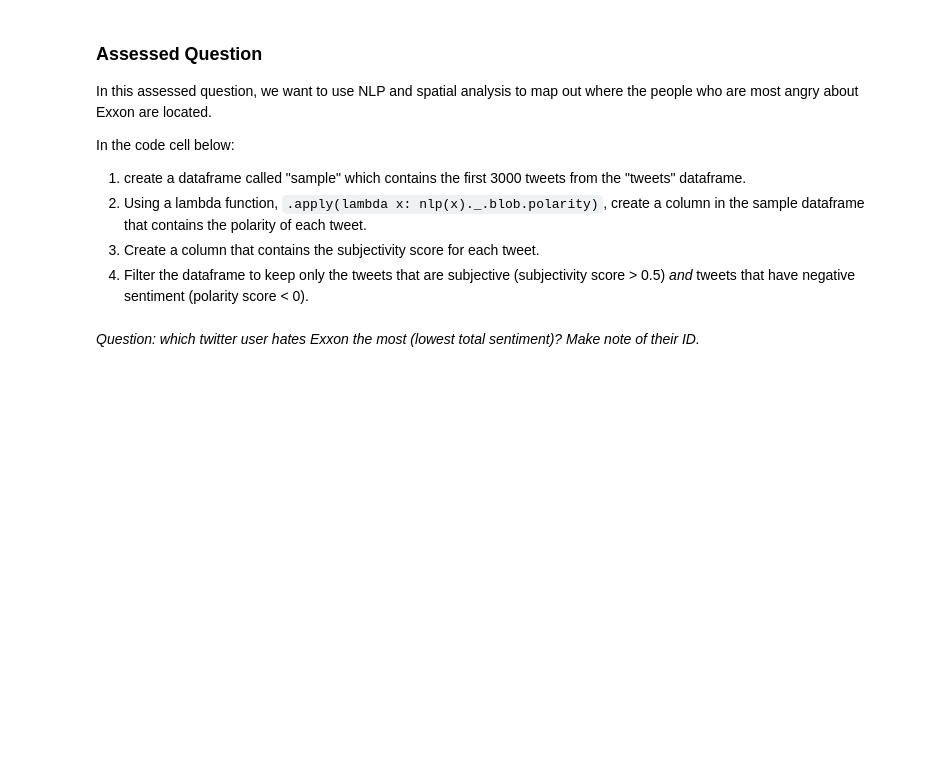
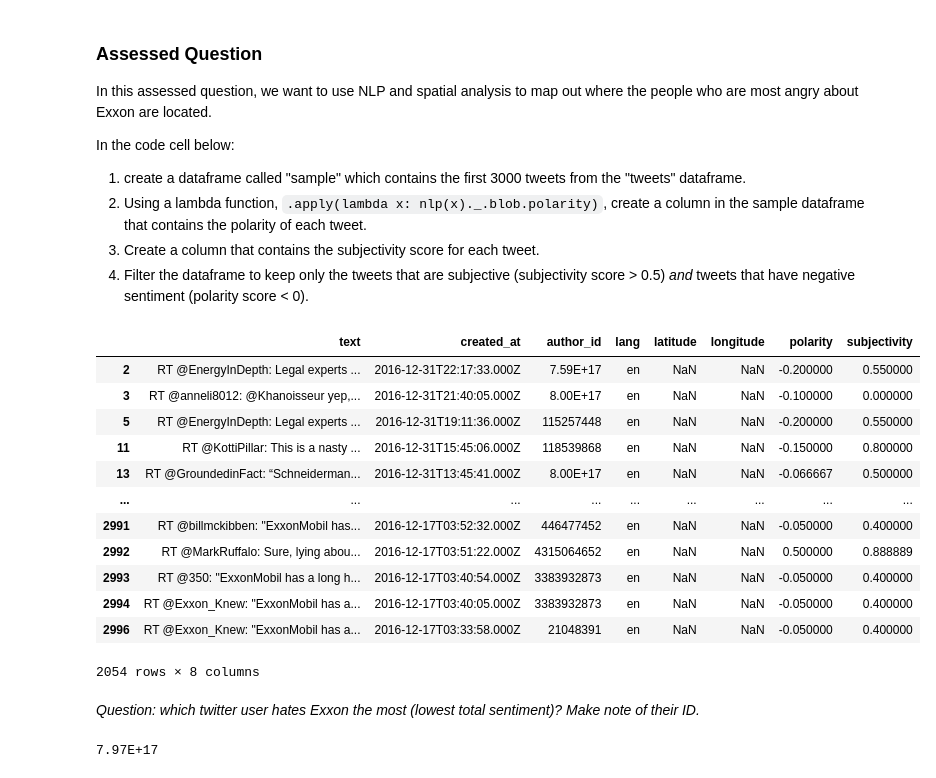
Before and after one commit to ep-ucl/QM2, a Jupyter notebook: notebooks/W04.Natural Language Processing.ipynb, the cells around one changed output. Saved outputs shown, nothing was run; the diff lists cells and outputs as text; code cells hidden in the pictures; blank space fills up the shorter version.

```diff
--- a/notebooks/W04.Natural Language Processing.ipynb
+++ b/notebooks/W04.Natural Language Processing.ipynb
@@ -675,12 +675,48 @@ In the code cell below:
 3. Create a column that contains the subjectivity score for each tweet.
 4. Filter the dataframe to keep only the tweets that are subjective (subjectivity score > 0.5) *and* tweets that have negative sentiment (polarity score < 0).
 # %%
-#create a dataframe called "sample" which contains the first 3000 tweets from the "tweets" dataframe
-sample=tweets.iloc[:3000]
 
-#create a column in the sample dataframe that contains polarity of each tweet
-df['sample']=df['Text'].apply(lambda x: nlp(x)._.blob.polarity)
 
-print(df[['Title','sample']])
+# create a dataframe called "sample" which contains the first 3000 tweets from the "tweets" dataframe
+
+sample = tweets.iloc[:3000].copy()
+
+# apply the NLP pipeline to this text.
+doc = nlp(text)
+
+sample.loc[:,'polarity']=sample['text'].apply(lambda x: nlp(x)._.blob.polarity)
+
+#create a column that contains subjectivity score for each tweet
+sample.loc[:,'subjectivity']=sample['text'].apply(lambda x: nlp(x)._.blob.subjectivity)
+
+#filter the dataframe to keep only tweets that are subjective and tweets that have negative sentiment
+filtered_sample = sample[(sample['subjectivity'] > 0.5) | (sample['polarity'] < 0)]
+
+filtered_sample
+# %% [output]
+|  | text | created_at | author_id | lang | latitude | longitude | polarity | subjectivity |
+| 2 | RT @EnergyInDepth: Legal experts ... | 2016-12-31T22:17:33.000Z | 7.59E+17 | en | NaN | NaN | -0.200000 | 0.550000 |
+| 3 | RT @anneli8012: @Khanoisseur yep,... | 2016-12-31T21:40:05.000Z | 8.00E+17 | en | NaN | NaN | -0.100000 | 0.000000 |
+| 5 | RT @EnergyInDepth: Legal experts ... | 2016-12-31T19:11:36.000Z | 115257448 | en | NaN | NaN | -0.200000 | 0.550000 |
+| 11 | RT @KottiPillar: This is a nasty ... | 2016-12-31T15:45:06.000Z | 118539868 | en | NaN | NaN | -0.150000 | 0.800000 |
+| 13 | RT @GroundedinFact: “Schneiderman... | 2016-12-31T13:45:41.000Z | 8.00E+17 | en | NaN | NaN | -0.066667 | 0.500000 |
+| ... | ... | ... | ... | ... | ... | ... | ... | ... |
+| 2991 | RT @billmckibben: "ExxonMobil has... | 2016-12-17T03:52:32.000Z | 446477452 | en | NaN | NaN | -0.050000 | 0.400000 |
+| 2992 | RT @MarkRuffalo: Sure, lying abou... | 2016-12-17T03:51:22.000Z | 4315064652 | en | NaN | NaN | 0.500000 | 0.888889 |
+| 2993 | RT @350: "ExxonMobil has a long h... | 2016-12-17T03:40:54.000Z | 3383932873 | en | NaN | NaN | -0.050000 | 0.400000 |
+| 2994 | RT @Exxon_Knew: "ExxonMobil has a... | 2016-12-17T03:40:05.000Z | 3383932873 | en | NaN | NaN | -0.050000 | 0.400000 |
+| 2996 | RT @Exxon_Knew: "ExxonMobil has a... | 2016-12-17T03:33:58.000Z | 21048391 | en | NaN | NaN | -0.050000 | 0.400000 |
+2054 rows × 8 columns
 # %% [markdown]
 *Question: which twitter user hates Exxon the most (lowest total sentiment)? Make note of their ID.*
+# %%
+#find the tweet with the lowest total sentiment (min. polarity)
+user_sentiment = sample.groupby('author_id')['polarity'].sum()
+
+most_negative_user = user_sentiment.idxmin()
+lowest_sentiment = user_sentiment.min()
+print(most_negative_user)
+
+#The author id for the most negative sentiment is 7.59E+17
+# %% [output]
+7.97E+17
```
Also changed, not shown: parts of 1 cell of this notebook.
